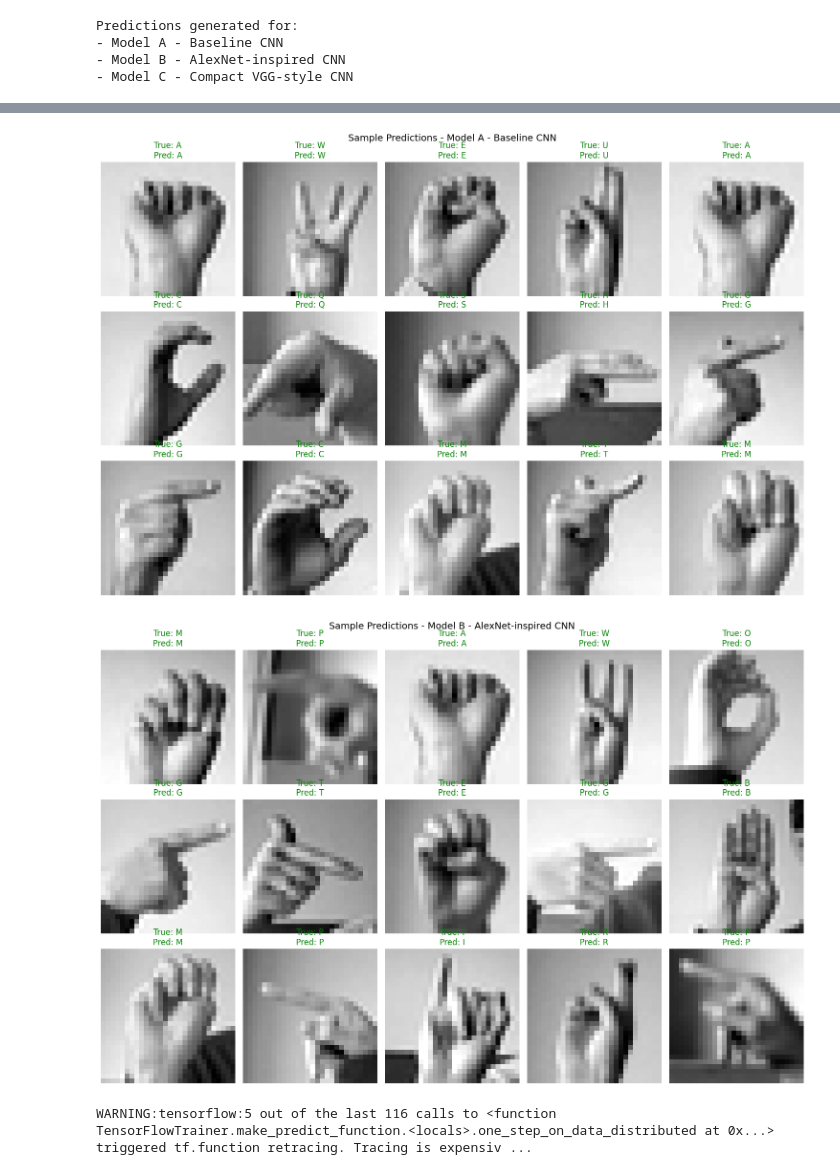
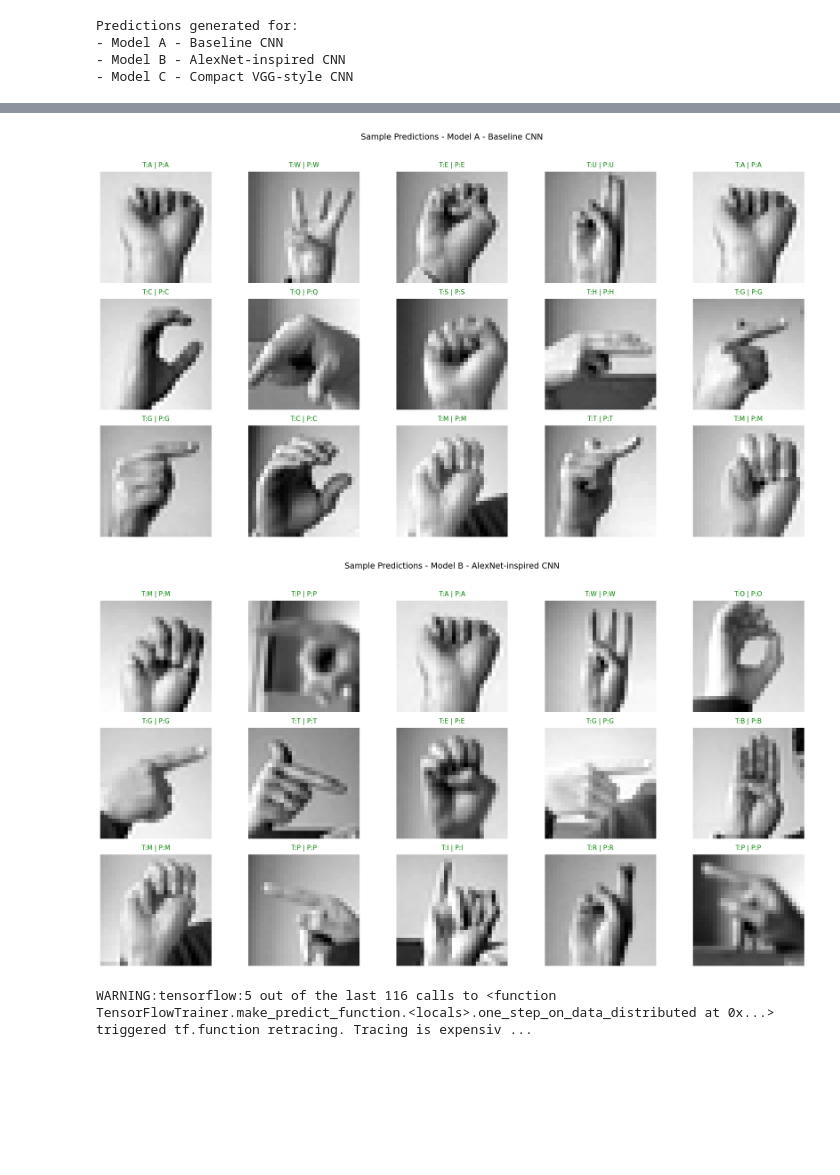
Before and after one commit to CuongMe/CSCU9M6---30065980, a Jupyter notebook: CSCU9M6-30065980.ipynb, the cells around one changed output, grey strips where cells are left out. Saved outputs shown, nothing was run; the diff lists cells and outputs as text; code cells hidden in the pictures; blank space fills up the shorter version.

```diff
--- a/CSCU9M6-30065980.ipynb
+++ b/CSCU9M6-30065980.ipynb
@@ -617 +619,27 @@ Epoch 30: val_accuracy did not improve from 1.00000
 Restoring model weights from the end of the best epoch: 30.
+# %%
+# =========================
+# Training progress table for all models
+# =========================
+all_history_tables = []
+
+for model_name, history in histories.items():
+    history_df = pd.DataFrame(history.history)
+
+    # Make epoch numbering start at 1 instead of 0
+    history_df.index = history_df.index + 1
+    history_df.index.name = "Epoch"
+    history_df = history_df.reset_index()
+
+    # Add model name so tables can be combined
+    history_df.insert(0, "Model", model_name)
+
+    all_history_tables.append(history_df)
+
+training_progress_df = pd.concat(all_history_tables, ignore_index=True)
+
+# Round numeric columns for readability
+numeric_cols = training_progress_df.select_dtypes(include=["float32", "float64"]).columns
+training_progress_df[numeric_cols] = training_progress_df[numeric_cols].round(4)
+
+print(training_progress_df)
@@ -945,40 +991,43 @@ def show_sample_predictions(model, model_name, X_model_input, X_display, y_true,
 
     X_sample_model = X_model_input[indices]
     X_sample_display = X_display[indices]
     y_sample_true = y_true[indices]
 
     y_sample_prob = model.predict(X_sample_model, verbose=0)
     y_sample_pred = np.argmax(y_sample_prob, axis=1)
 
-    plt.figure(figsize=(15, 10))
+    fig, axes = plt.subplots(3, 5, figsize=(18, 10))
+    axes = np.array(axes).reshape(-1)
 
     for i in range(n):
-        plt.subplot(3, 5, i + 1)
-        plt.imshow(X_sample_display[i].squeeze(), cmap="gray")
+        ax = axes[i]
+        ax.imshow(X_sample_display[i].squeeze(), cmap="gray")
 
         true_label = idx_to_letter[y_sample_true[i]]
         pred_label = idx_to_letter[y_sample_pred[i]]
 
-        title_color = "green" if true_label == pred_label else "red"
-        plt.title(f"True: {true_label}\nPred: {pred_label}", color=title_color)
-        plt.axis("off")
+        label_color = "green" if true_label == pred_label else "red"
+
+        # Keep everything on one line
+        ax.set_title(f"T:{true_label} | P:{pred_label}", color=label_color, fontsize=11, pad=8)
+        ax.axis("off")
 
     plt.suptitle(f"Sample Predictions - {model_name}", fontsize=14)
-    plt.tight_layout()
+    plt.tight_layout(rect=[0, 0, 1, 0.96])
     plt.show()
 
 # Show sample predictions for each model
 for model_name, model in trained_models.items():
     show_sample_predictions(
         model=model,
         model_name=model_name,
         X_model_input=X_test_full,
         X_display=X_test_display,
         y_true=y_test,
         idx_to_letter=idx_to_letter,
         n=15
     )
 # %% [output]
-[figure, old version]
+[figure, new version]
-[figure, old version]
+[figure, new version]
 WARNING:tensorflow:5 out of the last 116 calls to <function TensorFlowTrainer.make_predict_function.<locals>.one_step_on_data_distributed at 0x...> triggered tf.function retracing. Tracing is expensiv ...
```
Also changed, not shown: parts of 18 cells of this notebook, 10 other files.
